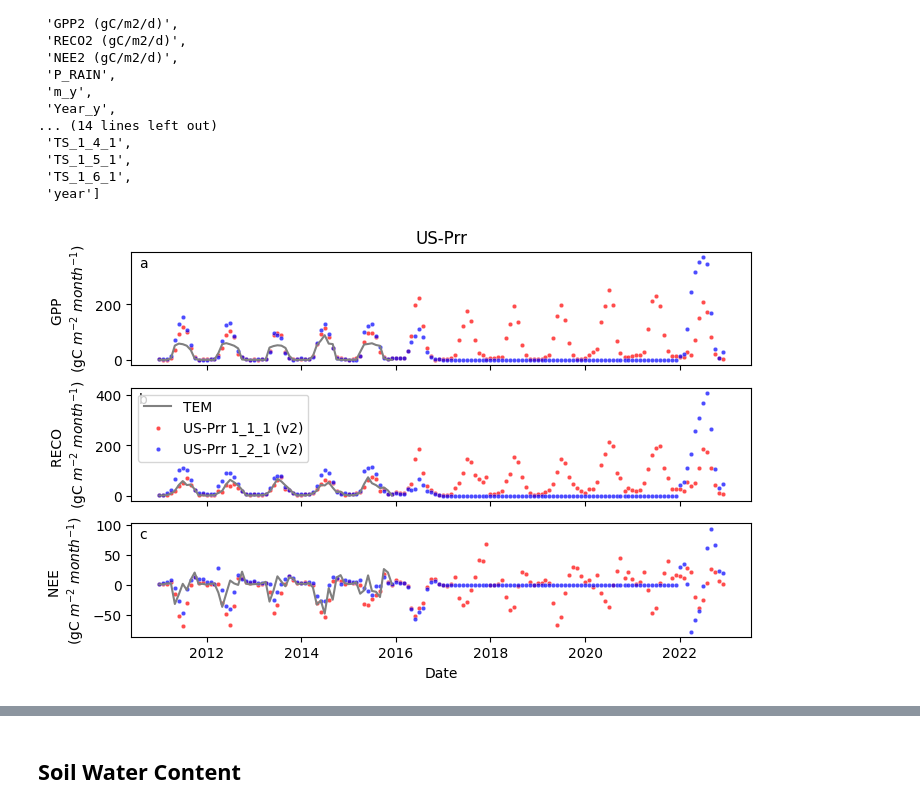
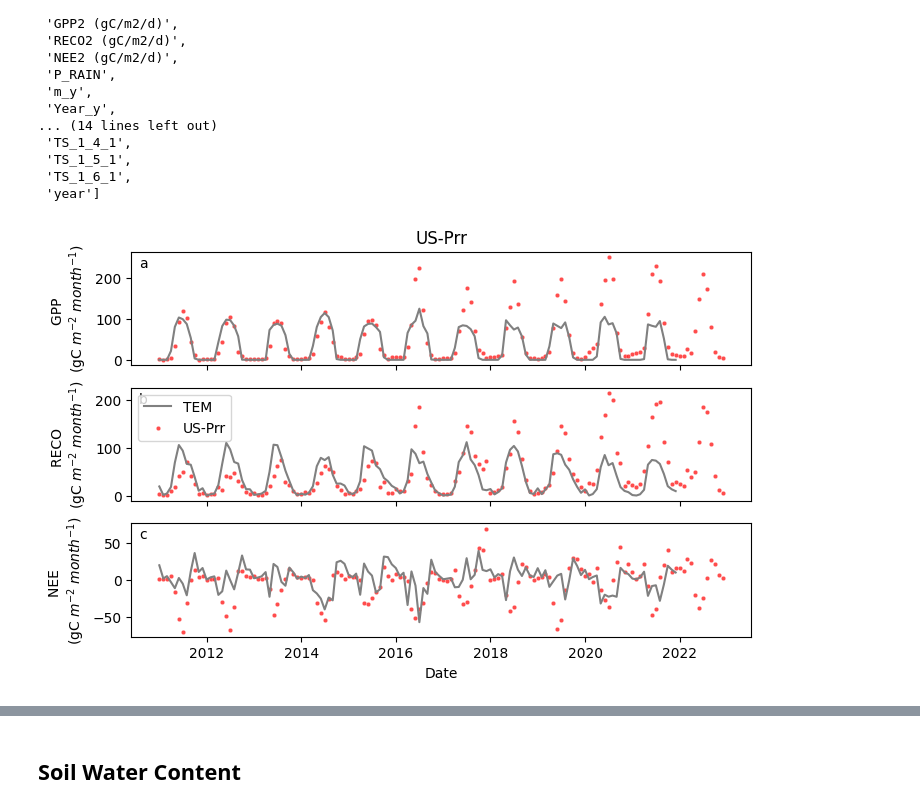
Before and after one commit to uaf-arctic-eco-modeling/dvm-dos-tem, a Jupyter notebook: scripts/caribou-poker-exp/caribou_poker_compare_outputs.ipynb, the cells around one changed output, grey strips where cells are left out. Cells and saved outputs as stored; diff of their text form; code cells hidden in the pictures.

```diff
--- a/scripts/caribou-poker-exp/caribou_poker_compare_outputs.ipynb
+++ b/scripts/caribou-poker-exp/caribou_poker_compare_outputs.ipynb
@@ -190,33 +190,33 @@ met_data = met_data[met_data['year']>=2011]
 # %%
 fig, axes = plt.subplots(3,1, figsize=(8,5), sharex=True)
 axes[0].set(title='US-Prr', ylabel='GPP \n(gC $m^{-2}$ $month^{-1}$)')
 sns.lineplot(data=tem_comparison_years, x='m_y', y='GPP', ax=axes[0], color='grey')
 #sns.scatterplot(data=ec_data, x='m_y', y='GPP_filled', ax=axes[0], color='black', s=10, alpha=0.7)
 sns.scatterplot(data=met_data, x='m_y', y='GPP1 (gC/m2/d)', ax=axes[0], color='red', s=10, alpha=0.7)
-sns.scatterplot(data=met_data, x='m_y', y='GPP2 (gC/m2/d)', color='blue', ax=axes[0], alpha=0.7, s=10)
+#sns.scatterplot(data=met_data, x='m_y', y='GPP2 (gC/m2/d)', color='blue', ax=axes[0], alpha=0.7, s=10)
 
 
 sns.lineplot(data=tem_comparison_years, x='m_y', y=tem_comparison_years['RG']+tem_comparison_years['RH']+tem_comparison_years['RM'], ax=axes[1], color='grey', label = 'TEM',)
 #sns.scatterplot(data=station_years, x='m_y', y='RE_filled', ax=axes[1], color='red', s=10, alpha=0.7)
 #sns.scatterplot(data=ec_data, x='m_y', y='RE_filled', ax=axes[1], color='black', s=10, alpha=0.7, label = 'US-Prr 1_1_1 (v1)')
-sns.scatterplot(data=met_data, x='m_y', y='RECO1 (gC/m2/d)', ax=axes[1], color='red', s=10, alpha=0.7, label='US-Prr 1_1_1 (v2)')
-sns.scatterplot(data=met_data, x='m_y', y='RECO2 (gC/m2/d)', ax=axes[1], color='blue', s=10, alpha=0.7, label='US-Prr 1_2_1 (v2)')
+sns.scatterplot(data=met_data, x='m_y', y='RECO1 (gC/m2/d)', ax=axes[1], color='red', s=10, alpha=0.7, label='US-Prr')
+#sns.scatterplot(data=met_data, x='m_y', y='RECO2 (gC/m2/d)', ax=axes[1], color='blue', s=10, alpha=0.7, label='US-Prr 1_2_1 (v2)')
 
 sns.lineplot(data=tem_comparison_years, x='m_y', y=(tem_comparison_years['RG']+tem_comparison_years['RH']+tem_comparison_years['RM'])-tem_comparison_years['GPP'],ax=axes[2], color='grey')
 #sns.scatterplot(data=ec_data, x='m_y', y=ec_data['RE_filled'] - ec_data['GPP_filled'], ax=axes[2], color='black', s=10, alpha=0.7)
 sns.scatterplot(data=met_data, x='m_y', y='NEE1 (gC/m2/d)', ax=axes[2], color='red', s=10, alpha=0.7)
-sns.scatterplot(data=met_data, x='m_y', y='NEE2 (gC/m2/d)', ax=axes[2], color='blue', s=10, alpha=0.7)
+#sns.scatterplot(data=met_data, x='m_y', y='NEE2 (gC/m2/d)', ax=axes[2], color='blue', s=10, alpha=0.7)
 
 axes[1].set(ylabel='RECO \n(gC $m^{-2}$ $month^{-1}$)')
 axes[2].set(ylabel='NEE \n(gC $m^{-2}$ $month^{-1}$)', xlabel='Date', )
 
 axes[0].text(0.02, 0.9, 'a', horizontalalignment='center', verticalalignment='center', transform=axes[0].transAxes)
 axes[1].text(0.02, 0.9, 'b', horizontalalignment='center', verticalalignment='center', transform=axes[1].transAxes)
 axes[2].text(0.02, 0.9, 'c', horizontalalignment='center', verticalalignment='center', transform=axes[2].transAxes)
 
 plt.savefig('US-Prr_carbon_flux.jpg', dpi=300)
 # %% [output]
-[figure, old version]
+[figure, new version]
 # %%
 #group by year and month, taking sum of daily ec measurements
 #ec_data_yearly = ec_data.drop(columns=['m_y']).groupby(by=['Year']).sum().reset_index()
```
Also changed, not shown: parts of 20 cells of this notebook, 9 other files.
